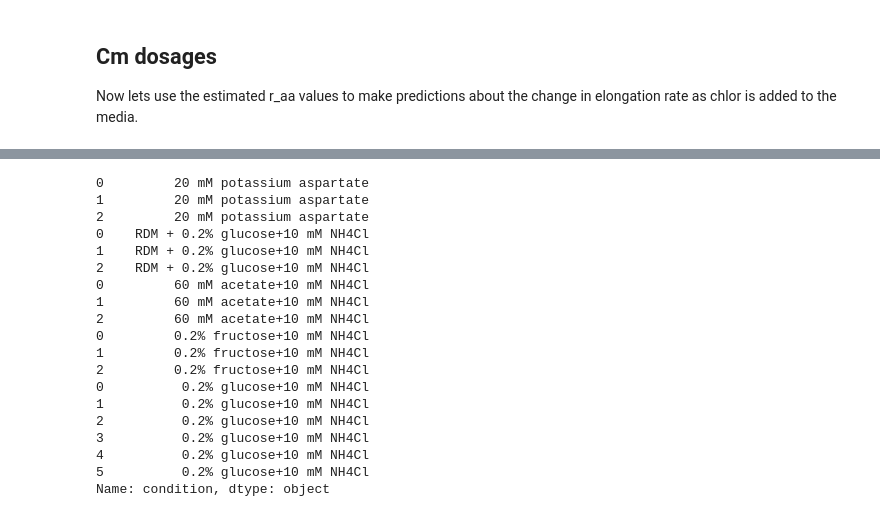
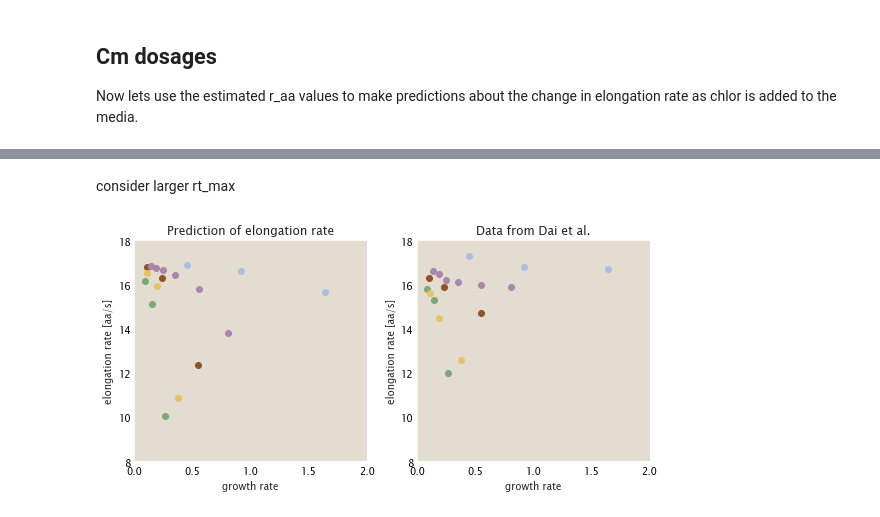
Before and after one commit to RPGroup-PBoC/growth_limits, a Jupyter notebook: code/exploratory/elongation_model_Cm_data.ipynb, the cells around one changed output, grey strips where cells are left out. Drawn from its saved outputs; the diff is of its cells as text; code cells hidden in the pictures.

```diff
--- a/code/exploratory/elongation_model_Cm_data.ipynb
+++ b/code/exploratory/elongation_model_Cm_data.ipynb
@@ -399,22 +400,39 @@ plt.tight_layout()
-# %%
-dai_Cm_df.condition
-# %% [output]
-0         20 mM potassium aspartate
-1         20 mM potassium aspartate
-2         20 mM potassium aspartate
-0    RDM + 0.2% glucose+10 mM NH4Cl
-1    RDM + 0.2% glucose+10 mM NH4Cl
-2    RDM + 0.2% glucose+10 mM NH4Cl
-0         60 mM acetate+10 mM NH4Cl
-1         60 mM acetate+10 mM NH4Cl
-2         60 mM acetate+10 mM NH4Cl
-0         0.2% fructose+10 mM NH4Cl
-1         0.2% fructose+10 mM NH4Cl
-2         0.2% fructose+10 mM NH4Cl
-0          0.2% glucose+10 mM NH4Cl
-1          0.2% glucose+10 mM NH4Cl
-2          0.2% glucose+10 mM NH4Cl
-3          0.2% glucose+10 mM NH4Cl
-4          0.2% glucose+10 mM NH4Cl
-5          0.2% glucose+10 mM NH4Cl
-Name: condition, dtype: object
+# %% [markdown]
+consider larger rt_max
+# %%
+fig, ax = plt.subplots(1, 2, figsize = (8,4))
+
+for cond, d in dai_Cm_df.groupby('condition'):
+    df_raa_est_ = df_raa_est[df_raa_est.condition == cond]
+
+    #  just try to make a small  adjustment to r_aa due to
+    #  increase in ribosome fraction (doesn't appear to affect much)
+    sec_M =  0.5 - df_raa_est_['Phi_R'].values
+    sec_M_new = 0.5 - d['Phi_R'].values
+    M_reduced = sec_M_new/sec_M
+
+    rt = compute_elongation_rate(df_raa_est_.raa_bestfit.values[0]*M_reduced,
+                                 df_raa_est_.R.values[0],
+                                 Kd=1E-2/d['Phi_R'],#Kd,
+                                 V=df_raa_est_.V.values[0]*1E-15,
+                                 t=60*60*(np.log(2)/d['growth_rate_hr'].values),
+                                 Na=6.022E23, fa=d['f_a'].values, rt_max=17.1)
+
+    gr = compute_growth_rate(rt, df_raa_est_.Naa.values[0], df_raa_est_.R.values[0], fa=d['f_a'].values)
+#     print(rt, gr)
+    ax[0].scatter(gr, rt, zorder=10,
+               color =  color_dict[cond])
+    ax[0].set_title('Prediction of elongation rate')
+#               color = 'k', alpha = 0.5)
+    ax[1].scatter(gr, d['Translational elongation rate (aa/s)'], zorder = 10,
+              color =  color_dict[cond])
+    ax[1].set_title('Data from Dai et al.')
+for  _ax in ax:
+    _ax.set_ylim(8,18)
+    _ax.set_xlim(0,2)
+    _ax.set_xlabel('growth rate')
+    _ax.set_ylabel('elongation rate [aa/s]')
+
+plt.tight_layout()
+# %% [output]
+[figure, added]
```
Also changed, not shown: parts of 13 cells of this notebook.
